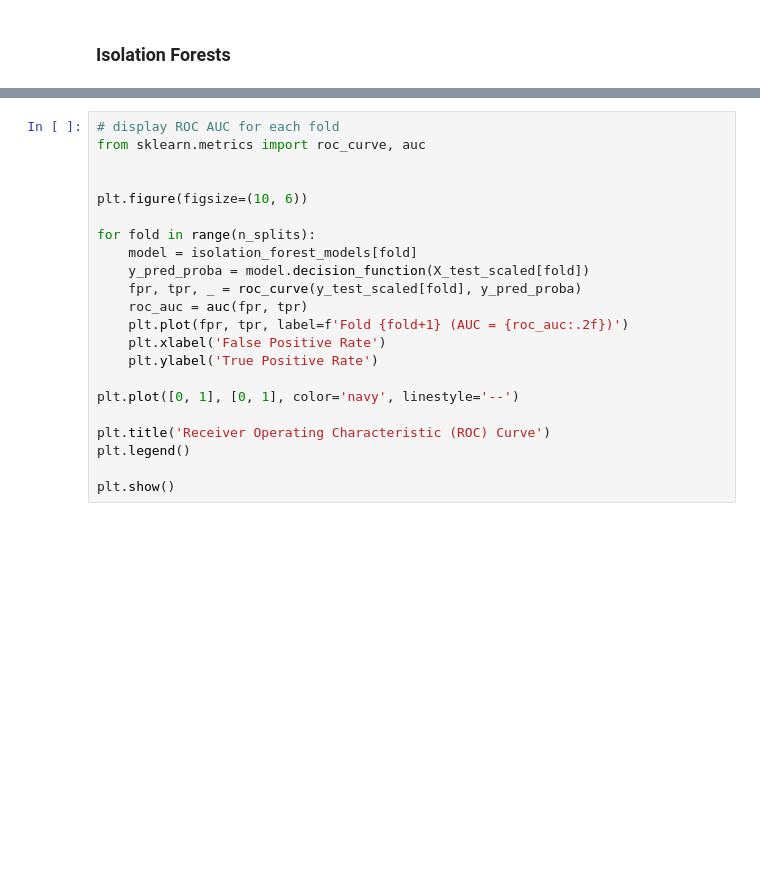
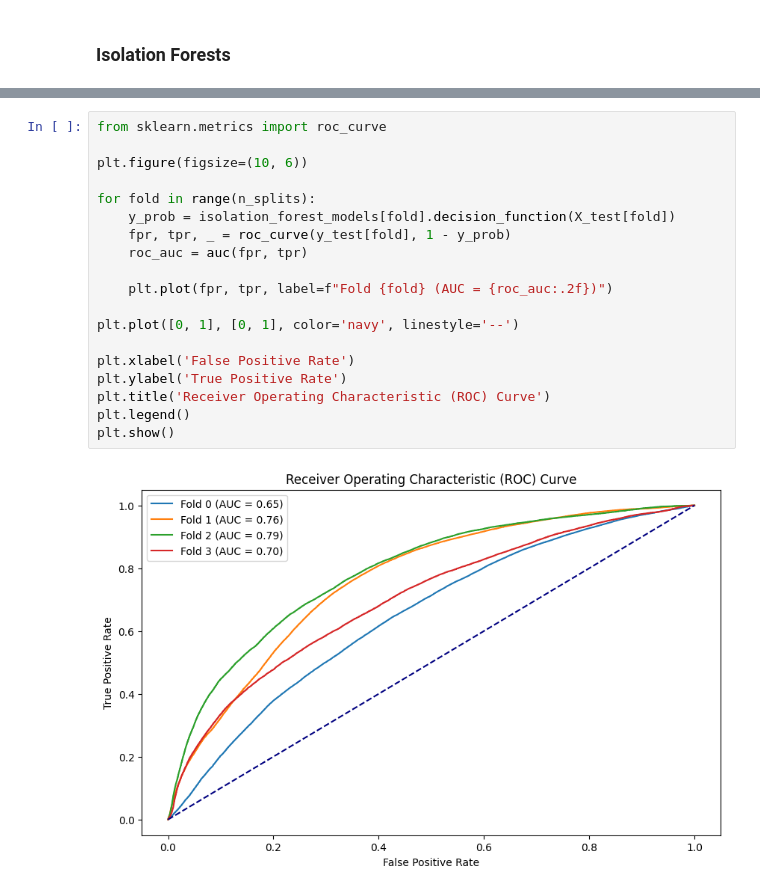
Before and after one commit to keshavganesh1/Anomaly-Detection-Time-Series-Dataset, a Jupyter notebook: notebook.ipynb, the cells around one changed output, grey strips where cells are left out. Saved outputs shown, nothing was run; the diff lists cells and outputs as text; blank space fills up the shorter version.

```diff
--- a/notebook.ipynb
+++ b/notebook.ipynb
@@ -673,23 +558,22 @@ ROC AUC      0.177220
 dtype: float64
 # %%
-# display ROC AUC for each fold
-from sklearn.metrics import roc_curve, auc
-
+from sklearn.metrics import roc_curve
 
 plt.figure(figsize=(10, 6))
 
 for fold in range(n_splits):
-    model = isolation_forest_models[fold]
-    y_pred_proba = model.decision_function(X_test_scaled[fold])
-    fpr, tpr, _ = roc_curve(y_test_scaled[fold], y_pred_proba)
+    y_prob = isolation_forest_models[fold].decision_function(X_test[fold])
+    fpr, tpr, _ = roc_curve(y_test[fold], 1 - y_prob)
     roc_auc = auc(fpr, tpr)
-    plt.plot(fpr, tpr, label=f'Fold {fold+1} (AUC = {roc_auc:.2f})')
-    plt.xlabel('False Positive Rate')
-    plt.ylabel('True Positive Rate')
+
+    plt.plot(fpr, tpr, label=f"Fold {fold} (AUC = {roc_auc:.2f})")
 
 plt.plot([0, 1], [0, 1], color='navy', linestyle='--')
 
+plt.xlabel('False Positive Rate')
+plt.ylabel('True Positive Rate')
 plt.title('Receiver Operating Characteristic (ROC) Curve')
 plt.legend()
-
 plt.show()
+# %% [output]
+[figure, added]
```
Also changed, not shown: parts of 25 cells of this notebook.
